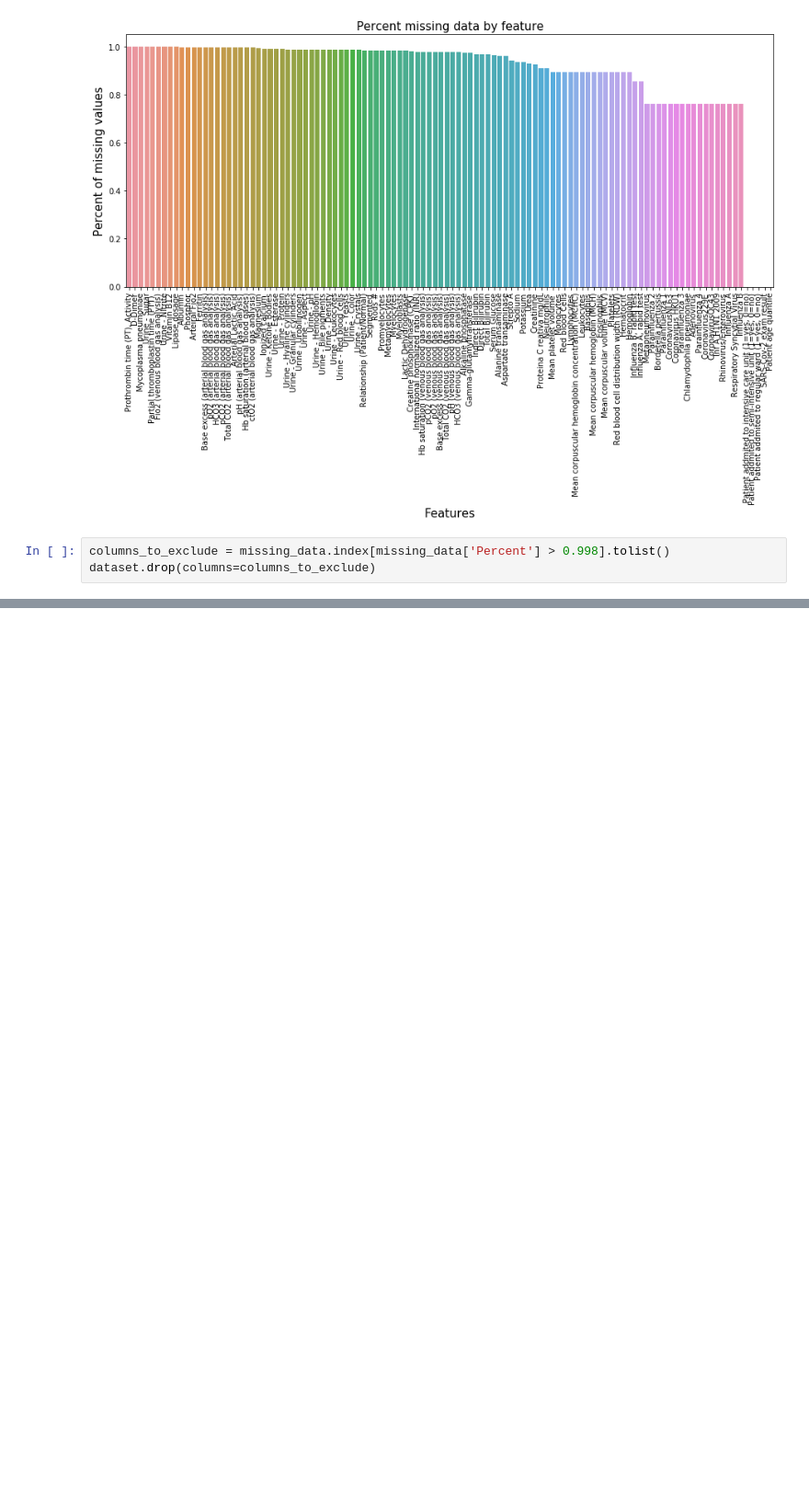
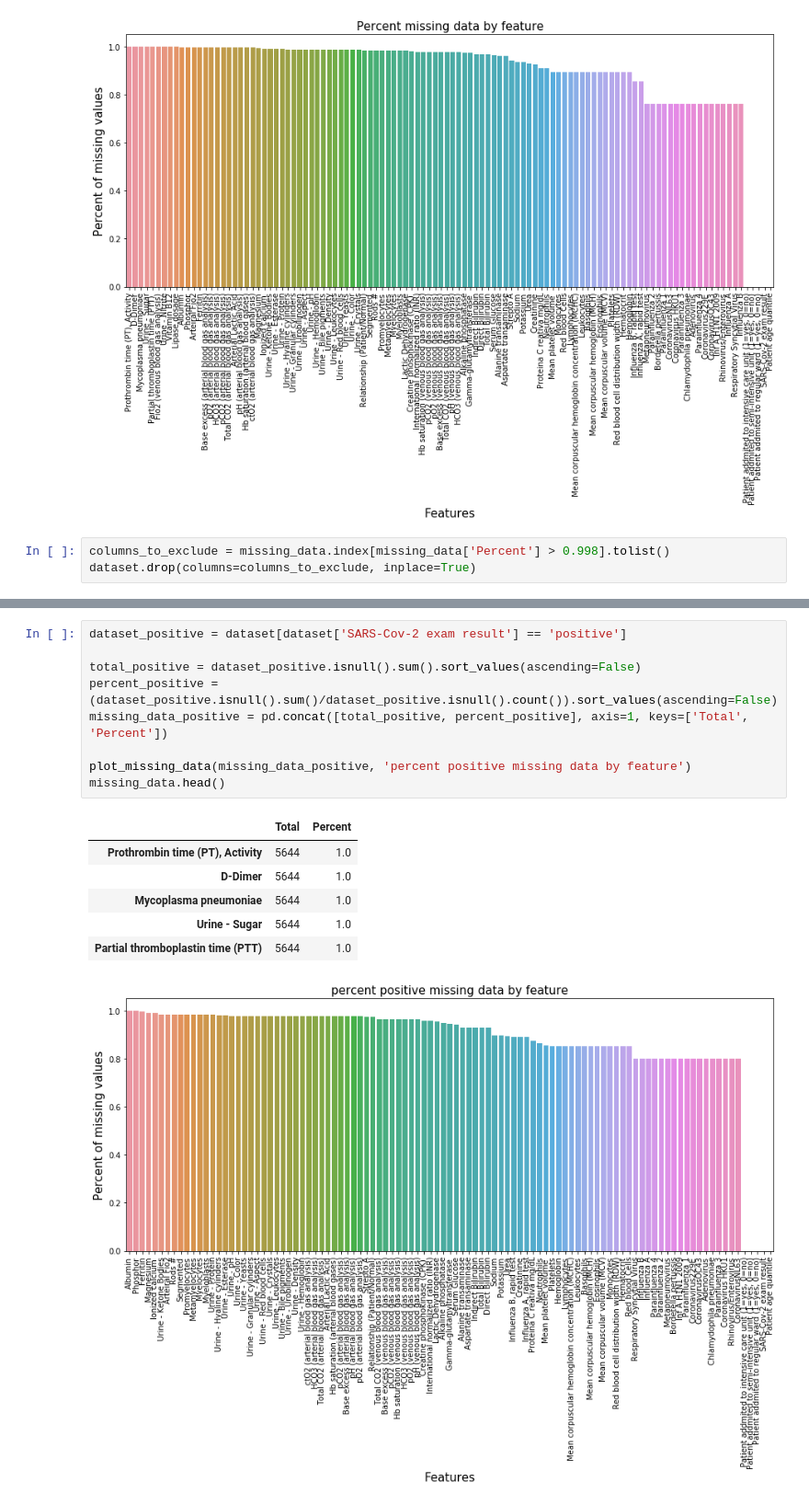
Before and after one commit to isabelatelles/covid19, a Jupyter notebook: Analysis.ipynb, the cells around one changed output, grey strips where cells are left out. Shown at 92% size. Saved outputs shown, nothing was run; the diff lists cells and outputs as text; blank space fills up the shorter version.

Commit message:
graph of missing values for positive and negative cases

```diff
--- a/Analysis.ipynb
+++ b/Analysis.ipynb
@@ -52,4 +52,4 @@ missing_data.head()
 [figure]
 # %%
 columns_to_exclude = missing_data.index[missing_data['Percent'] > 0.998].tolist()
-dataset.drop(columns=columns_to_exclude)
+dataset.drop(columns=columns_to_exclude, inplace=True)
@@ -70,0 +56,17 @@ dataset.drop(columns=columns_to_exclude)
+# %%
+dataset_positive = dataset[dataset['SARS-Cov-2 exam result'] == 'positive']
+
+total_positive = dataset_positive.isnull().sum().sort_values(ascending=False)
+percent_positive = (dataset_positive.isnull().sum()/dataset_positive.isnull().count()).sort_values(ascending=False)
+missing_data_positive = pd.concat([total_positive, percent_positive], axis=1, keys=['Total', 'Percent'])
+
+plot_missing_data(missing_data_positive, 'percent positive missing data by feature')
+missing_data.head()
+# %% [output]
+|  | Total | Percent |
+| Prothrombin time (PT), Activity | 5644 | 1.0 |
+| D-Dimer | 5644 | 1.0 |
+| Mycoplasma pneumoniae | 5644 | 1.0 |
+| Urine - Sugar | 5644 | 1.0 |
+| Partial thromboplastin time (PTT) | 5644 | 1.0 |
+[figure, added]
```
Also changed, not shown: parts of 2 cells of this notebook.
